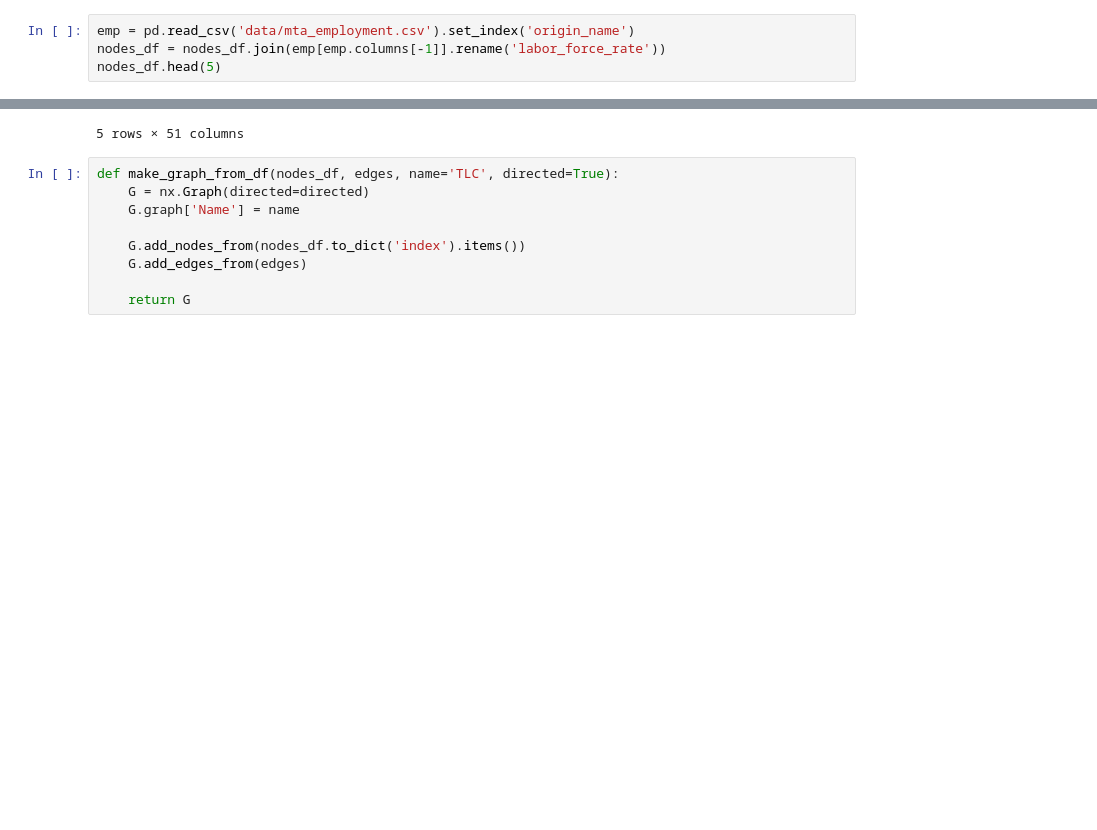
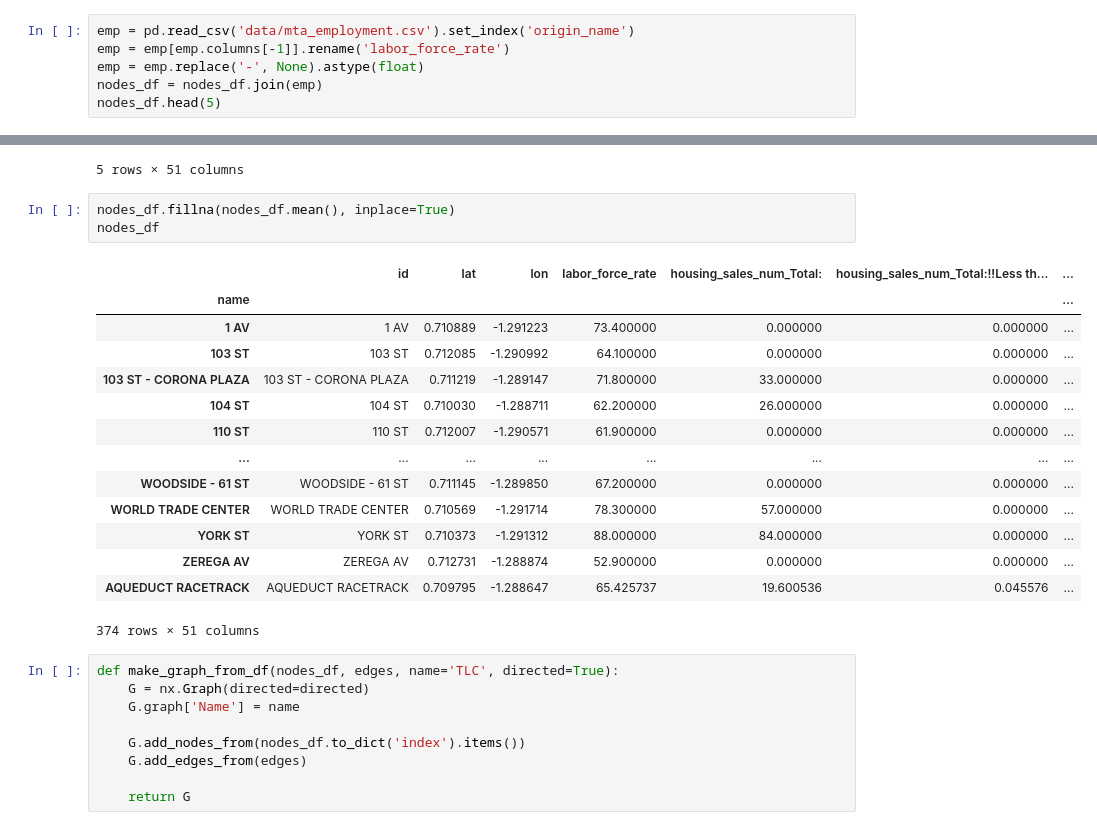
Before and after one commit to Eldervald/traffic-extrapolation, a Jupyter notebook: mta/data_preparation.ipynb, the cells around one changed output, grey strips where cells are left out. Drawn from its saved outputs; the diff is of its cells as text; blank space fills up the shorter version.

```diff
--- a/mta/data_preparation.ipynb
+++ b/mta/data_preparation.ipynb
@@ -79,7 +82,9 @@ nodes_df
 374 rows × 3 columns
 # %%
 emp = pd.read_csv('data/mta_employment.csv').set_index('origin_name')
-nodes_df = nodes_df.join(emp[emp.columns[-1]].rename('labor_force_rate'))
+emp = emp[emp.columns[-1]].rename('labor_force_rate')
+emp = emp.replace('-', None).astype(float)
+nodes_df = nodes_df.join(emp)
 nodes_df.head(5)
 # %% [output]
 |  | id | lat | lon | labor_force_rate |
@@ -132,6 +137,24 @@ nodes_df.head(5)
 | 104 ST | 104 ST | 0.710030 | -1.288711 | 62.2 | 26.0 | 0.0 | ... |
 | 110 ST | 110 ST | 0.712007 | -1.290571 | 61.9 | 0.0 | 0.0 | ... |
 5 rows × 51 columns
+# %%
+nodes_df.fillna(nodes_df.mean(), inplace=True)
+nodes_df
+# %% [output]
+|  | id | lat | lon | labor_force_rate | housing_sales_num_Total: | housing_sales_num_Total:!!Less th... | ... |
+| name |  |  |  |  |  |  | ... |
+| 1 AV | 1 AV | 0.710889 | -1.291223 | 73.400000 | 0.000000 | 0.000000 | ... |
+| 103 ST | 103 ST | 0.712085 | -1.290992 | 64.100000 | 0.000000 | 0.000000 | ... |
+| 103 ST - CORONA PLAZA | 103 ST - CORONA PLAZA | 0.711219 | -1.289147 | 71.800000 | 33.000000 | 0.000000 | ... |
+| 104 ST | 104 ST | 0.710030 | -1.288711 | 62.200000 | 26.000000 | 0.000000 | ... |
+| 110 ST | 110 ST | 0.712007 | -1.290571 | 61.900000 | 0.000000 | 0.000000 | ... |
+| ... | ... | ... | ... | ... | ... | ... | ... |
+| WOODSIDE - 61 ST | WOODSIDE - 61 ST | 0.711145 | -1.289850 | 67.200000 | 0.000000 | 0.000000 | ... |
+| WORLD TRADE CENTER | WORLD TRADE CENTER | 0.710569 | -1.291714 | 78.300000 | 57.000000 | 0.000000 | ... |
+| YORK ST | YORK ST | 0.710373 | -1.291312 | 88.000000 | 84.000000 | 0.000000 | ... |
+| ZEREGA AV | ZEREGA AV | 0.712731 | -1.288874 | 52.900000 | 0.000000 | 0.000000 | ... |
+| AQUEDUCT RACETRACK | AQUEDUCT RACETRACK | 0.709795 | -1.288647 | 65.425737 | 19.600536 | 0.045576 | ... |
+374 rows × 51 columns
 # %%
 def make_graph_from_df(nodes_df, edges, name='TLC', directed=True):
     G = nx.Graph(directed=directed)
```
Also changed, not shown: parts of 2 cells of this notebook.
